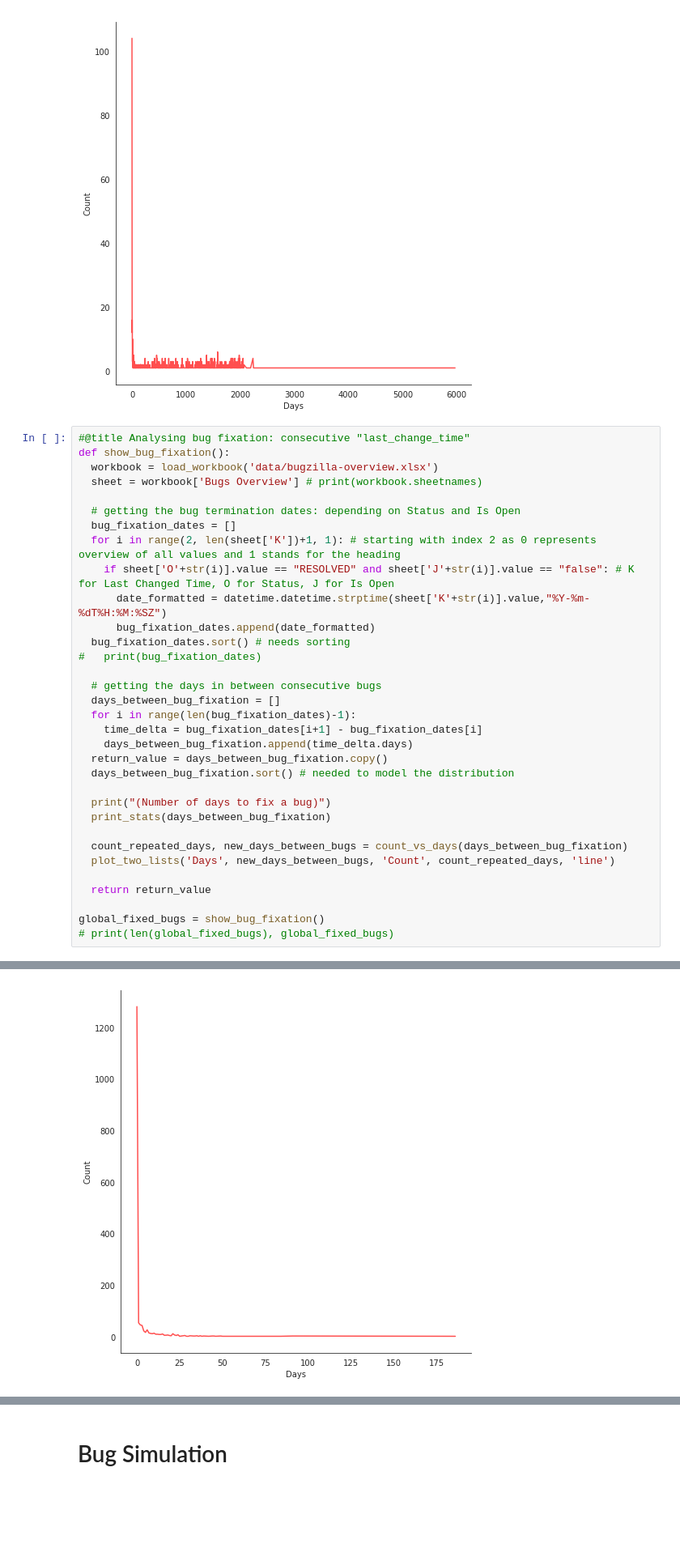
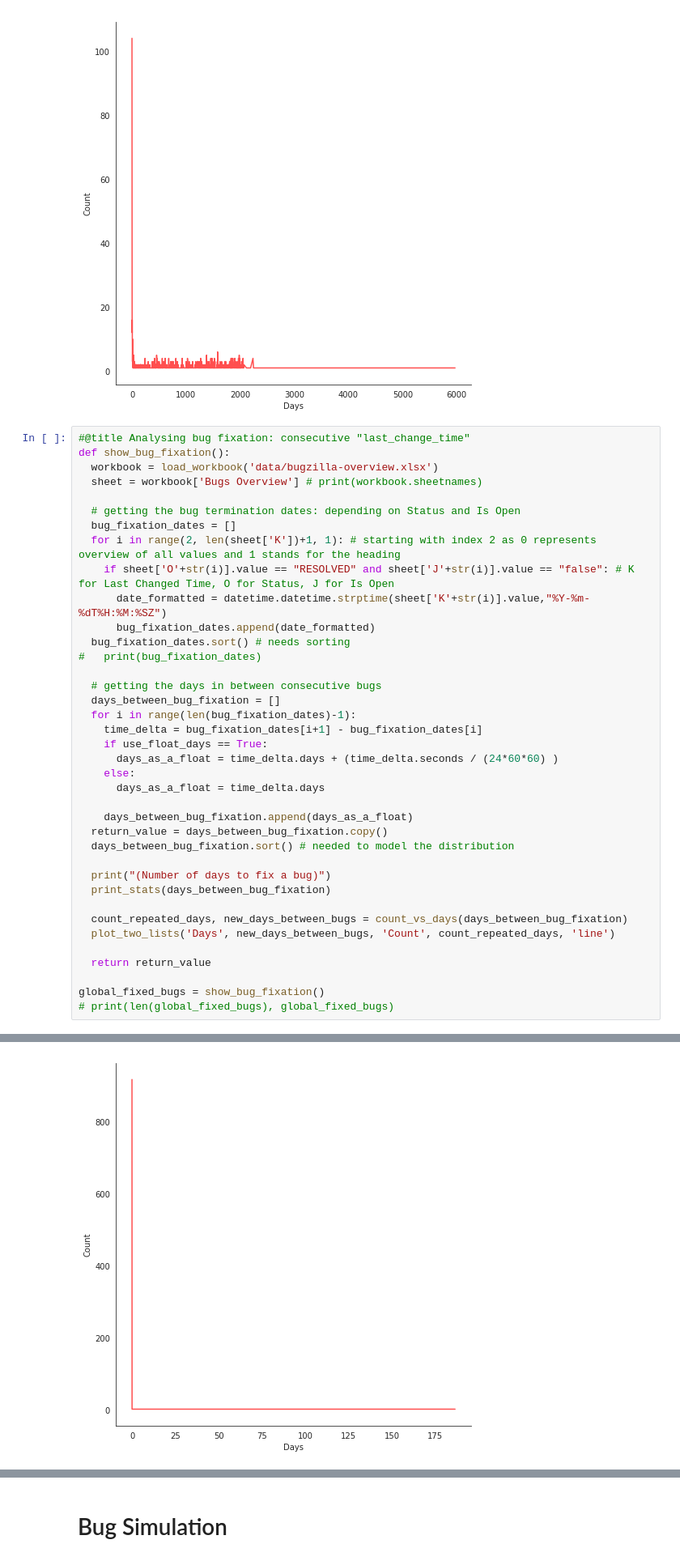
Before and after one commit to danikgan/COMP0138-Simulation, a Jupyter notebook: Simulation_Model.ipynb, the cells around one changed output, grey strips where cells are left out. Shown: that part at 81% size. Drawn from its saved outputs; the diff is of its cells as text; blank space fills up the shorter version.

```diff
--- a/Simulation_Model.ipynb
+++ b/Simulation_Model.ipynb
@@ -425,7 +425,12 @@ def show_bug_fixation():
   days_between_bug_fixation = []
   for i in range(len(bug_fixation_dates)-1):
     time_delta = bug_fixation_dates[i+1] - bug_fixation_dates[i]
-    days_between_bug_fixation.append(time_delta.days)
+    if use_float_days == True:
+      days_as_a_float = time_delta.days + (time_delta.seconds / (24*60*60) )
+    else:
+      days_as_a_float = time_delta.days
+
+    days_between_bug_fixation.append(days_as_a_float)
   return_value = days_between_bug_fixation.copy()
   days_between_bug_fixation.sort() # needed to model the distribution
 
@@ -450,4 +455,4 @@ Mode: 0
-[figure, old version]
+[figure, new version]
 # %%
 # third one: use history to track "OPEN" - "CLOSED"
 #@title Analysing bug fixation: "ASSIGNED" - "CLOSED"
```
Also changed, not shown: parts of 4 cells of this notebook.
